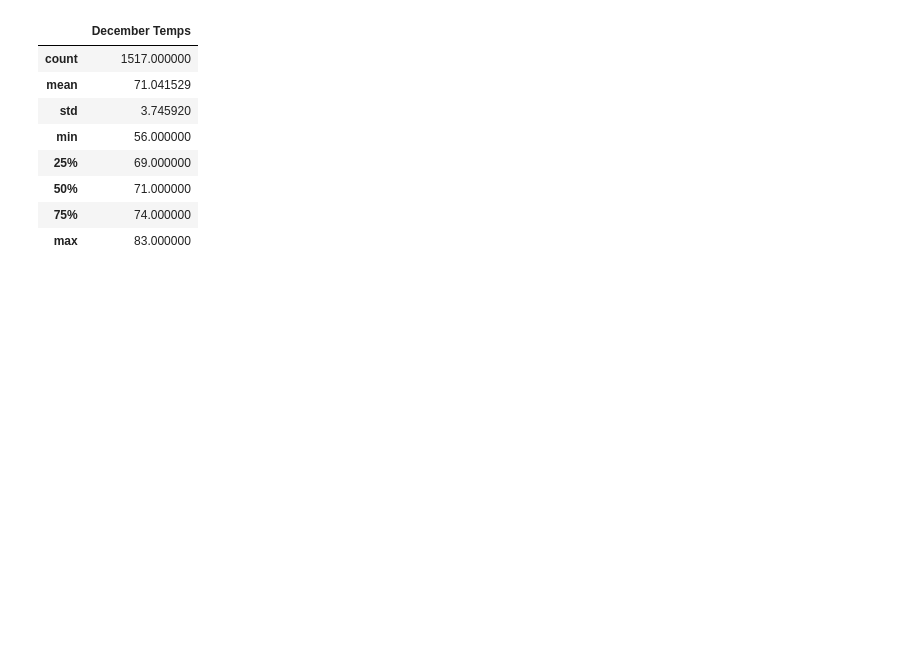
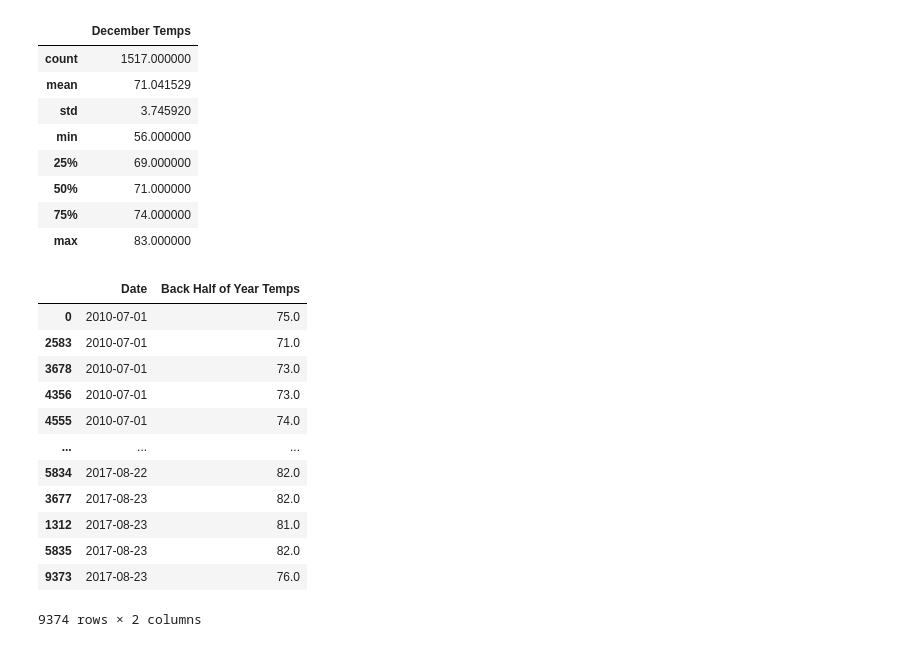
Before and after one commit to zoomdmartin02/Surfs-Up, a Jupyter notebook: SurfsUp_Challenge.ipynb, the cells around one changed output. Cells and saved outputs as stored; diff of their text form; code cells hidden in the pictures; blank space fills up the shorter version.

```diff
--- a/SurfsUp_Challenge.ipynb
+++ b/SurfsUp_Challenge.ipynb
@@ -150,0 +154,18 @@ december_temps_df.describe()
+# %%
+backhalf_temps_df = pd.DataFrame(backhalf_temps, columns=['Date', 'Back Half of Year Temps'])
+backhalf_temps_df.sort_values(by=['Date'], inplace=True)
+backhalf_temps_df
+# %% [output]
+|  | Date | Back Half of Year Temps |
+| 0 | 2010-07-01 | 75.0 |
+| 2583 | 2010-07-01 | 71.0 |
+| 3678 | 2010-07-01 | 73.0 |
+| 4356 | 2010-07-01 | 73.0 |
+| 4555 | 2010-07-01 | 74.0 |
+| ... | ... | ... |
+| 5834 | 2017-08-22 | 82.0 |
+| 3677 | 2017-08-23 | 82.0 |
+| 1312 | 2017-08-23 | 81.0 |
+| 5835 | 2017-08-23 | 82.0 |
+| 9373 | 2017-08-23 | 76.0 |
+9374 rows × 2 columns
```
Also changed, not shown: parts of 7 cells of this notebook, 5 other files.
